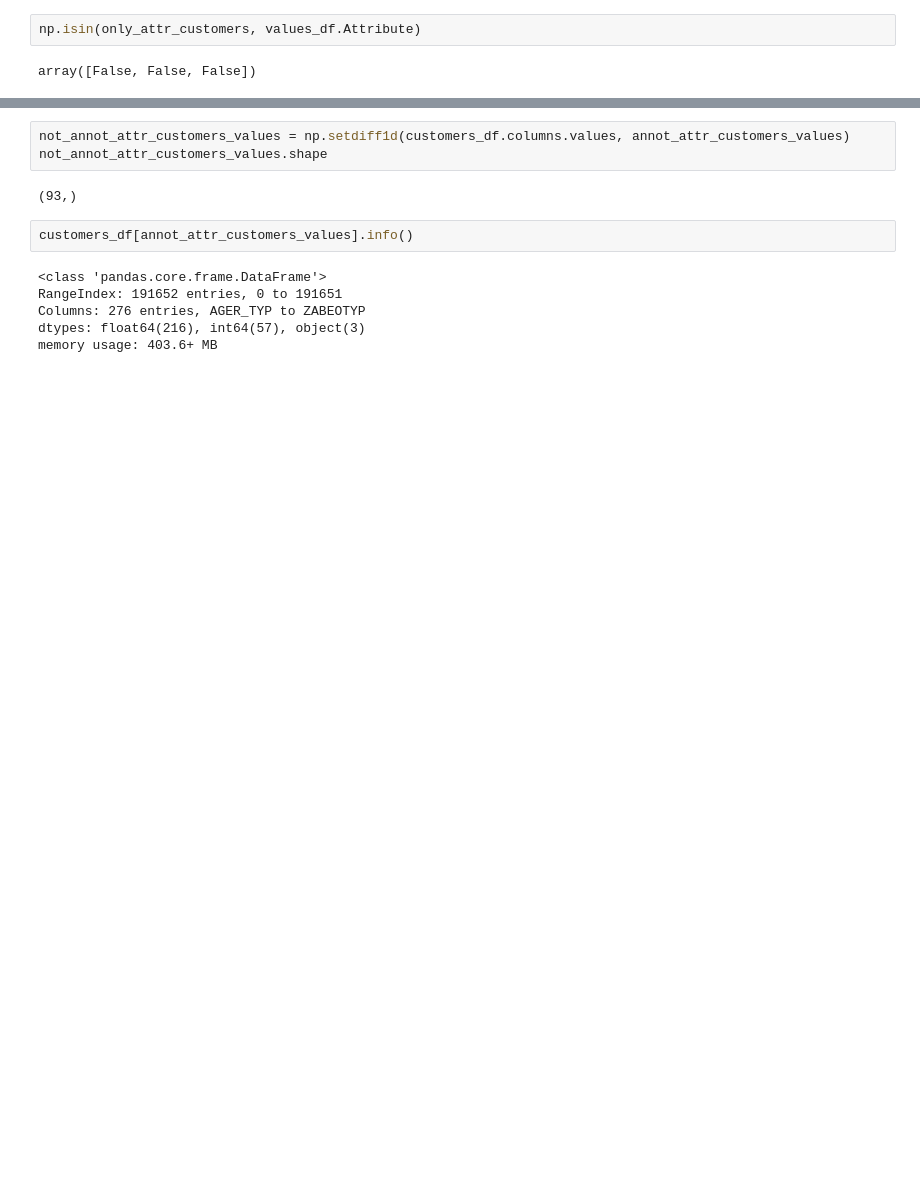
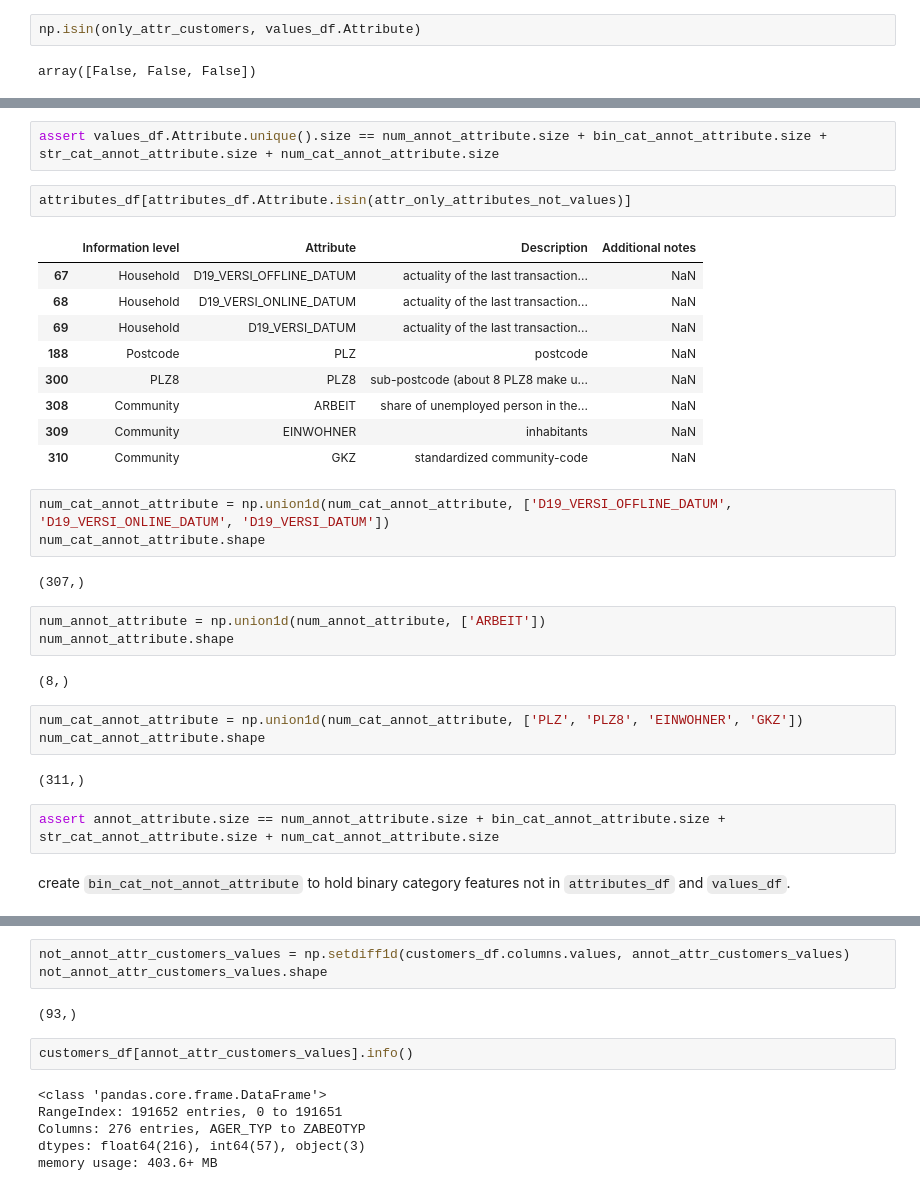
Before and after one commit to dragon7-fc/DSND-Capstone, a Jupyter notebook: Arvato Project Workbook.ipynb, the cells around one changed output, grey strips where cells are left out. Cells and saved outputs as stored; diff of their text form; blank space fills up the shorter version.

```diff
--- a/Arvato Project Workbook.ipynb
+++ b/Arvato Project Workbook.ipynb
@@ -346,0 +461,33 @@ annot_attr_customers_values.shape
+# %%
+assert values_df.Attribute.unique().size == num_annot_attribute.size + bin_cat_annot_attribute.size + str_cat_annot_attribute.size + num_cat_annot_attribute.size
+# %%
+attributes_df[attributes_df.Attribute.isin(attr_only_attributes_not_values)]
+# %% [output]
+|  | Information level | Attribute | Description | Additional notes |
+| 67 | Household | D19_VERSI_OFFLINE_DATUM | actuality of the last transaction... | NaN |
+| 68 | Household | D19_VERSI_ONLINE_DATUM | actuality of the last transaction... | NaN |
+| 69 | Household | D19_VERSI_DATUM | actuality of the last transaction... | NaN |
+| 188 | Postcode | PLZ | postcode | NaN |
+| 300 | PLZ8 | PLZ8 | sub-postcode (about 8 PLZ8 make u... | NaN |
+| 308 | Community | ARBEIT | share of unemployed person in the... | NaN |
+| 309 | Community | EINWOHNER | inhabitants | NaN |
+| 310 | Community | GKZ | standardized community-code | NaN |
+# %%
+num_cat_annot_attribute = np.union1d(num_cat_annot_attribute, ['D19_VERSI_OFFLINE_DATUM', 'D19_VERSI_ONLINE_DATUM', 'D19_VERSI_DATUM'])
+num_cat_annot_attribute.shape
+# %% [output]
+(307,)
+# %%
+num_annot_attribute = np.union1d(num_annot_attribute, ['ARBEIT'])
+num_annot_attribute.shape
+# %% [output]
+(8,)
+# %%
+num_cat_annot_attribute = np.union1d(num_cat_annot_attribute, ['PLZ', 'PLZ8', 'EINWOHNER', 'GKZ'])
+num_cat_annot_attribute.shape
+# %% [output]
+(311,)
+# %%
+assert annot_attribute.size == num_annot_attribute.size + bin_cat_annot_attribute.size + str_cat_annot_attribute.size + num_cat_annot_attribute.size
+# %% [markdown]
+create `bin_cat_not_annot_attribute` to hold binary category features not in `attributes_df` and `values_df`.
```
Also changed, not shown: parts of 72 cells of this notebook.
